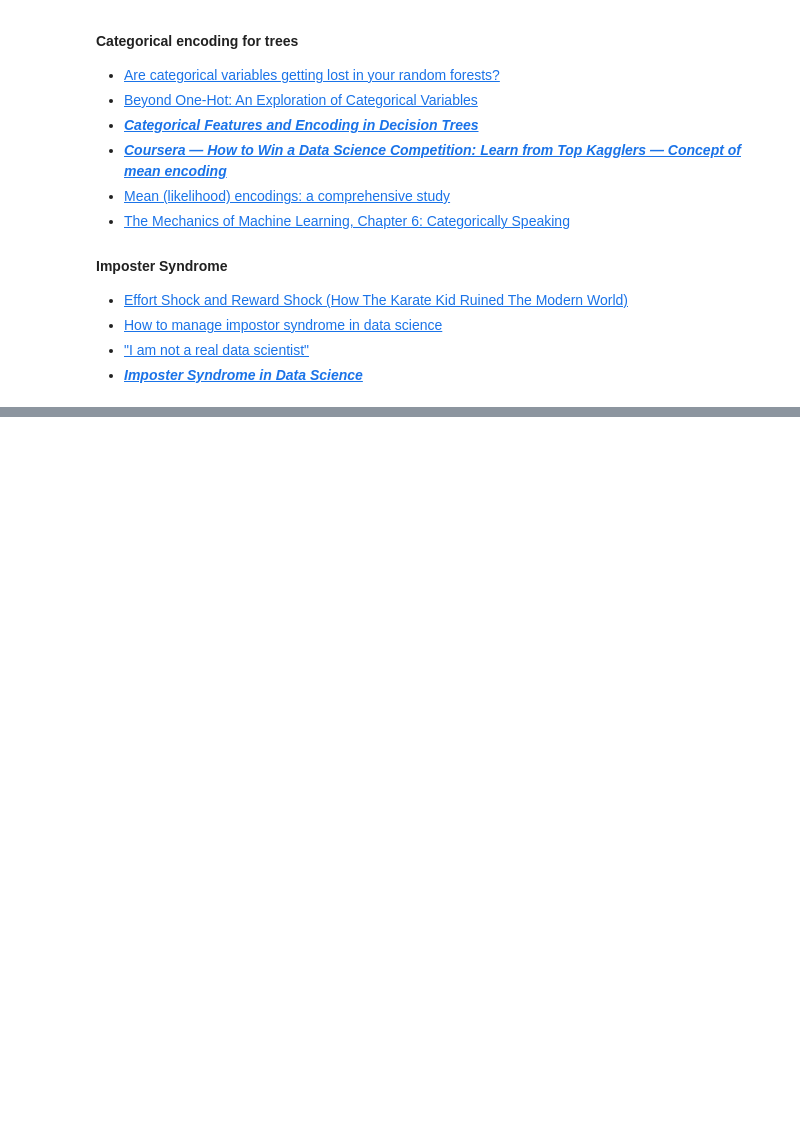
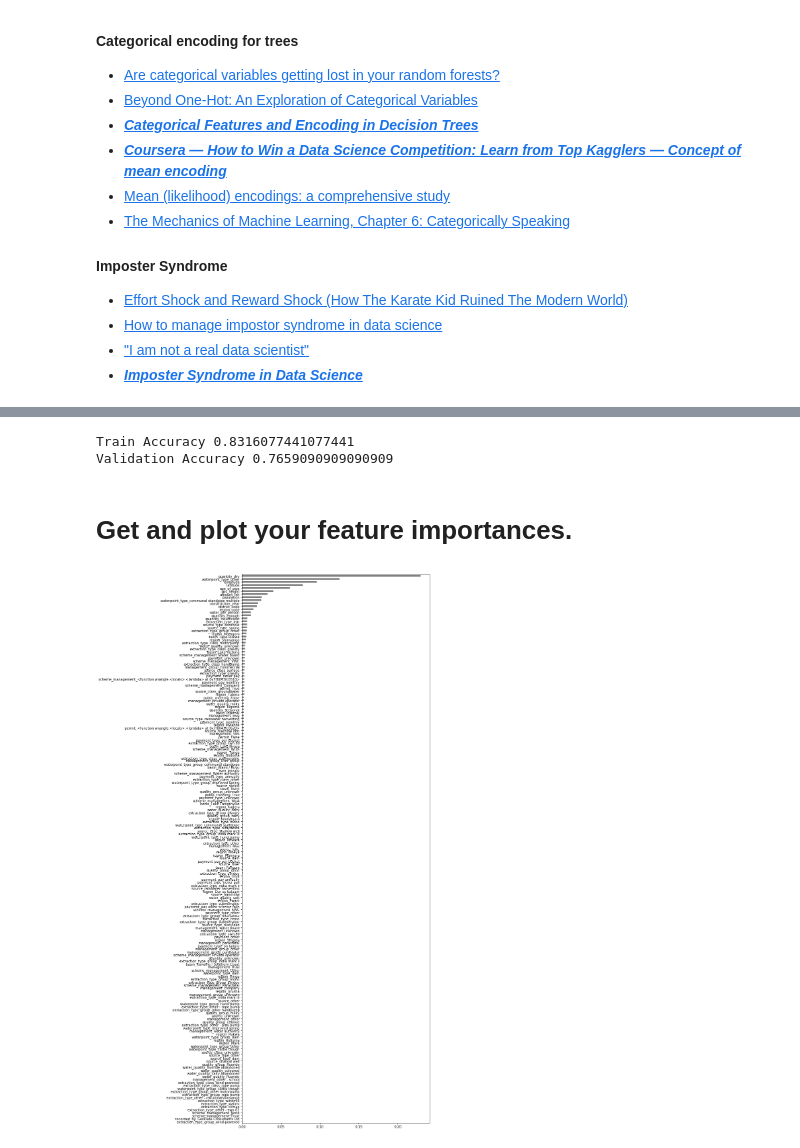
Before and after one commit to SarmenSinanian/DS-Unit-2-Kaggle-Challenge, a Jupyter notebook: Sarmen_Sinanian_assignment_kaggle_challenge_2.ipynb, the cells around one changed output, grey strips where cells are left out. Cells and saved outputs as stored; diff of their text form; code cells hidden in the pictures; blank space fills up the shorter version.

```diff
--- a/Sarmen_Sinanian_assignment_kaggle_challenge_2.ipynb
+++ b/Sarmen_Sinanian_assignment_kaggle_challenge_2.ipynb
@@ -88,0 +470,16 @@ sample_submission = pd.read_csv('../data/tanzania/sample_submission.csv')
+# %%
+for max_depth in range(1,21):
+
+    # Fit decision tree
+    dt = make_pipeline(
+        ce.OneHotEncoder(use_cat_names=True),
+        SimpleImputer(),
+        StandardScaler(),
+        DecisionTreeClassifier(max_depth=max_depth, random_state=42)
+    )
+    dt.fit(X_train1, y_train)
+
+    # Display depth & scores
+    print(f'Max Depth {max_depth}')
+    print(f'Train Accuracy {dt.score(X_train1, y_train):.2f}')
+    print(f'Validation Accuracy {dt.score(X_val1, y_val):.2f}')
@@ -88,0 +504,18 @@ sample_submission = pd.read_csv('../data/tanzania/sample_submission.csv')
+# %%
+pipeline = make_pipeline(
+    ce.OneHotEncoder(use_cat_names=True),
+    SimpleImputer(),
+    StandardScaler(),
+    DecisionTreeClassifier(max_depth=15, random_state=42)
+)
+
+pipeline.fit(X_train, y_train)
+print('Train Accuracy', pipeline.score(X_train, y_train))
+print('Validation Accuracy', pipeline.score(X_val, y_val))
+# %% [output]
+Train Accuracy 0.8316077441077441
+Validation Accuracy 0.7659090909090909
+# %% [markdown]
+ # Get and plot your feature importances.
+# %%
+model = pipeline.named_steps['decisiontreeclassifier']
@@ -88,0 +525,11 @@ sample_submission = pd.read_csv('../data/tanzania/sample_submission.csv')
+# %%
+# Linear models have coefficients,
+# but trees have "feature importances"
+
+encoder = pipeline.named_steps['onehotencoder']
+encoded_columns = encoder.fit_transform(X_train).columns
+importances = pd.Series(model.feature_importances_, encoded_columns)
+plt.figure(figsize=(10,30))
+importances.sort_values().plot.barh(color='grey');
+# %% [output]
+[figure, added]
```
Also changed, not shown: parts of 39 cells of this notebook.
